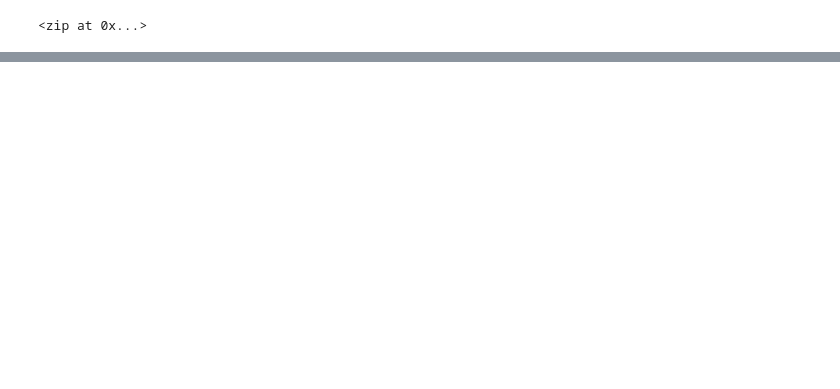
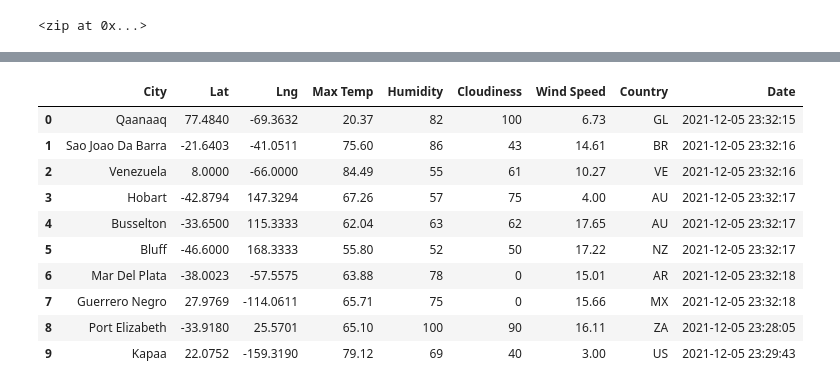
Before and after one commit to evanduncan/World_Weather_Analysis, a Jupyter notebook: WeatherPy.ipynb, the cells around one changed output, grey strips where cells are left out. Saved outputs shown, nothing was run; the diff lists cells and outputs as text; code cells hidden in the pictures; blank space fills up the shorter version.

Commit message:
modifying .gitignore adn adding WeatherPy file

```diff
--- a/WeatherPy.ipynb
+++ b/WeatherPy.ipynb
@@ -57,0 +64,3 @@ len(cities)
+# %%
+# Starting URL for Weather Map API Call.
+url = "http://api.openweathermap.org/data/2.5/weather?units=Imperial&APPID=" + weather_api_key
@@ -57,0 +151,16 @@ len(cities)
+# %%
+# Convert the array of dictionaries to a Pandas DataFrame.
+city_data_df = pd.DataFrame(city_data)
+city_data_df.head(10)
+# %% [output]
+|  | City | Lat | Lng | Max Temp | Humidity | Cloudiness | Wind Speed | Country | Date |
+| 0 | Qaanaaq | 77.4840 | -69.3632 | 20.37 | 82 | 100 | 6.73 | GL | 2021-12-05 23:32:15 |
+| 1 | Sao Joao Da Barra | -21.6403 | -41.0511 | 75.60 | 86 | 43 | 14.61 | BR | 2021-12-05 23:32:16 |
+| 2 | Venezuela | 8.0000 | -66.0000 | 84.49 | 55 | 61 | 10.27 | VE | 2021-12-05 23:32:16 |
+| 3 | Hobart | -42.8794 | 147.3294 | 67.26 | 57 | 75 | 4.00 | AU | 2021-12-05 23:32:17 |
+| 4 | Busselton | -33.6500 | 115.3333 | 62.04 | 63 | 62 | 17.65 | AU | 2021-12-05 23:32:17 |
+| 5 | Bluff | -46.6000 | 168.3333 | 55.80 | 52 | 50 | 17.22 | NZ | 2021-12-05 23:32:17 |
+| 6 | Mar Del Plata | -38.0023 | -57.5575 | 63.88 | 78 | 0 | 15.01 | AR | 2021-12-05 23:32:18 |
+| 7 | Guerrero Negro | 27.9769 | -114.0611 | 65.71 | 75 | 0 | 15.66 | MX | 2021-12-05 23:32:18 |
+| 8 | Port Elizabeth | -33.9180 | 25.5701 | 65.10 | 100 | 90 | 16.11 | ZA | 2021-12-05 23:28:05 |
+| 9 | Kapaa | 22.0752 | -159.3190 | 79.12 | 69 | 40 | 3.00 | US | 2021-12-05 23:29:43 |
```
Also changed, not shown: parts of 9 cells of this notebook.
